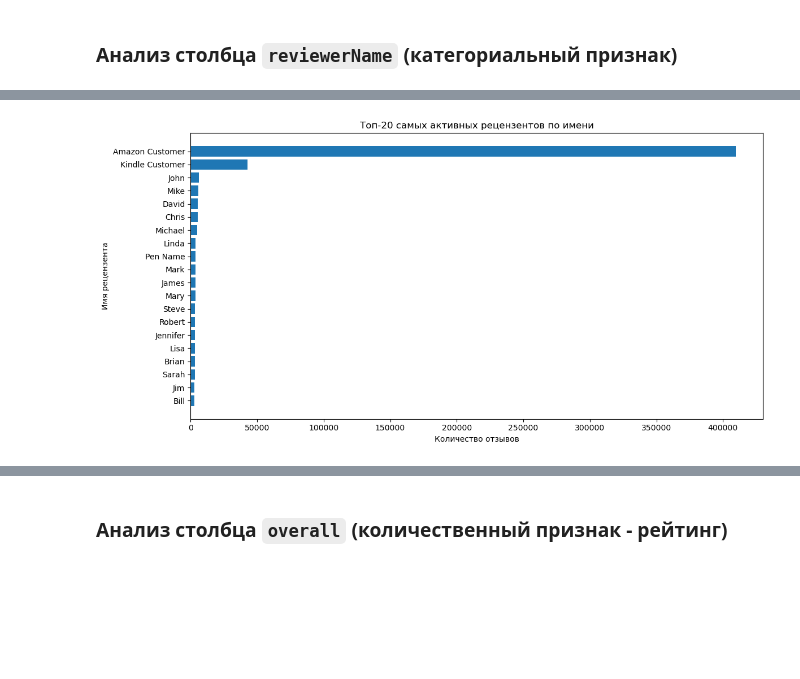
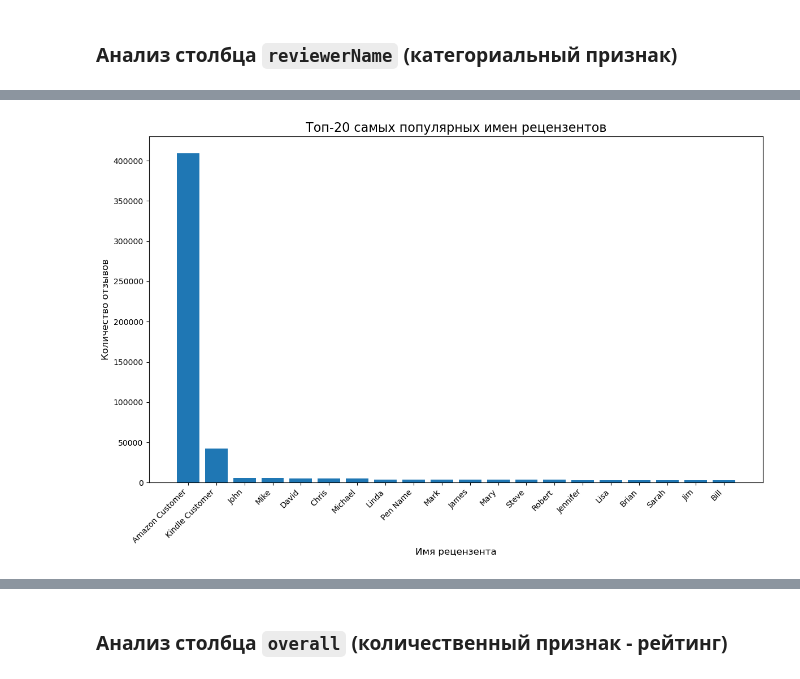
Before and after one commit to lizard222/SOBD_Lab1, a Jupyter notebook: Lab1.2.ipynb, the cells around one changed output, grey strips where cells are left out. Cells and saved outputs as stored; diff of their text form; code cells hidden in the pictures; blank space fills up the shorter version.

Commit message:
Исправил анализ

```diff
--- a/Lab1.2.ipynb
+++ b/Lab1.2.ipynb
@@ -37,7 +39,7 @@ def create_spark_configuration() -> SparkConf:
     conf.setMaster("local[*]")
     conf.set("spark.sql.adaptive.enabled", "true")
     conf.set("spark.executor.memory", "12g")
-    conf.set("spark.executor.cores", "8")
+    conf.set("spark.executor.cores", "6")
     conf.set("spark.executor.instances", "1")
     conf.set("spark.driver.memory", "7g")
     conf.set("spark.driver.cores", "1")
@@ -652,78 +560,64 @@ reviewerID - уникальный идентификатор рецензент
 # %% [markdown]
 ### Анализ столбца `reviewerName` (категориальный признак)
 # %%
-print("=== АНАЛИЗ СТОЛБЦА REVIEWERNAME ====")
-print("reviewerName - имя рецензента (категориальный признак)")
+### Анализ столбца `reviewerName` (категориальный признак)
 
-# 1. Проверка уникальности и распределения
-print("\n1. ПРОВЕРКА УНИКАЛЬНОСТИ:")
-reviewername_unique_count = df_final.select("reviewerName").distinct().count()
-print(f"Уникальных имен: {reviewername_unique_count}")
-print(f"Соотношение уникальных имен к общему количеству: {reviewername_unique_count/total_rows*100:.2f}%")
+print("=== АНАЛИЗ СТОЛБЦА REVIEWERNAME ===")
+print("reviewerName - имя рецензента (категориальный признак)\n")
 
-# 2. Проверка на NULL и "Unknown" значения
-print("\n2. ПРОВЕРКА NULL И 'UNKNOWN' ЗНАЧЕНИЙ:")
+# 1. Проверка уникальности
+print("1. ПРОВЕРКА УНИКАЛЬНОСТИ:")
+reviewer_name_unique_count = df_final.select("reviewerName").distinct().count()
+print(f"Уникальных имен: {reviewer_name_unique_count}")
+print(f"Соотношение уникальных имен к общему количеству: {reviewer_name_unique_count/total_rows*100:.2f}%\n")
+
+# 2. Проверка NULL и 'UNKNOWN' значений
+print("2. ПРОВЕРКА NULL И 'UNKNOWN' ЗНАЧЕНИЙ:")
 reviewername_null_count = df_final.filter(col("reviewerName").isNull()).count()
 reviewername_unknown_count = df_final.filter(col("reviewerName") == "Unknown").count()
 print(f"NULL значений: {reviewername_null_count}")
 print(f"Значений 'Unknown': {reviewername_unknown_count}")
-print(f"Процент 'Unknown': {reviewername_unknown_count/total_rows*100:.2f}%")
+print(f"Процент 'Unknown': {reviewername_unknown_count/total_rows*100:.2f}%\n")
 
-# 3. Топ самых популярных имен
-print("\n3. ТОП-20 САМЫХ ПОПУЛЯРНЫХ ИМЕН:")
-top_names = df_final.groupBy("reviewerName").count().orderBy(desc("count")).limit(20)
-top_names.show()
+# 3. Топ-20 самых популярных имен
+print("3. ТОП-20 САМЫХ ПОПУЛЯРНЫХ ИМЕН:")
+top_names_collected = df_final.groupBy("reviewerName").count().orderBy(desc("count")).collect()
+print("Имя | Количество")
+print("-" * 40)
+for row in top_names_collected[:20]:
+    print(f"{row['reviewerName']} | {row['count']}")
 
 # 4. Визуализация топ имен
 print("\n4. ВИЗУАЛИЗАЦИЯ ТОП ИМЕН:")
-top_names_pd = top_names.toPandas()
+top_names_for_plot = [(row['reviewerName'], row['count']) for row in top_names_collected[:20]]
+names, counts = zip(*top_names_for_plot)
 
-plt.figure(figsize=(12, 6))
-plt.barh(top_names_pd["reviewerName"], top_names_pd["count"])
-plt.xlabel("Количество отзывов")
-plt.ylabel("Имя рецензента")
-plt.title("Топ-20 самых активных рецензентов по имени")
-plt.gca().invert_yaxis()
+plt.figure(figsize=(12, 8))
+plt.bar(names, counts)
+plt.title('Топ-20 самых популярных имен рецензентов', fontsize=16)
+plt.xlabel('Имя рецензента', fontsize=12)
+plt.ylabel('Количество отзывов', fontsize=12)
+plt.xticks(rotation=45, ha='right')
 plt.tight_layout()
 plt.show()
 
 # 5. Анализ длины имен
 print("\n5. АНАЛИЗ ДЛИНЫ ИМЕН:")
-df_final.withColumn("name_length", length("reviewerName")) \
-       .select("name_length") \
-       .describe() \
-       .show()
+name_length_stats = df_final.select(length("reviewerName").alias("name_length")).describe().collect()
+for row in name_length_stats:
+    print(f"  {row['summary']}: {row['name_length']}")
 
 # 6. Распределение длины имен
 print("\n6. РАСПРЕДЕЛЕНИЕ ДЛИНЫ ИМЕН:")
-name_length_stats = df_final.withColumn("name_length", length("reviewerName")) \
-                           .select("name_length") \
-                           .limit(1000) \
-                           .toPandas()
+name_length_distribution = df_final.select(length("reviewerName").alias("name_length")).groupBy("name_length").count().orderBy("name_length").collect()
 
-plt.figure(figsize=(10, 6))
-plt.hist(name_length_stats["name_length"], bins=30, edgecolor='black', alpha=0.7)
-plt.title("Распределение длины имен рецензентов")
-plt.xlabel("Длина имени")
-plt.ylabel("Частота")
-plt.grid(True, alpha=0.3)
+plt.figure(figsize=(12, 6))
+lengths = [row['name_length'] for row in name_length_distribution]
+counts = [row['count'] for row in name_length_distribution]
+plt.bar(lengths, counts)
+plt.title('Распределение длины имен рецензентов', fontsize=16)
+plt.xlabel('Длина имени', fontsize=12)
+plt.ylabel('Количество', fontsize=12)
+plt.tight_layout()
 plt.show()
-
-# 7. Примеры имен разной длины
-print("\n7. ПРИМЕРЫ ИМЕН РАЗНОЙ ДЛИНЫ:")
-print("Короткие имена (1-3 символа):")
-df_final.filter(length("reviewerName") <= 3).select("reviewerName").distinct().limit(10).show()
-
-print("Длинные имена (более 30 символов):")
-df_final.filter(length("reviewerName") > 30).select("reviewerName").distinct().limit(10).show()
-
-# 8. Проверка специальных символов в именах
-print("\n8. ПРОВЕРКА СПЕЦИАЛЬНЫХ СИМВОЛОВ:")
-special_chars_count = df_final.filter(~col("reviewerName").rlike("^[a-zA-Z0-9\\s\\.\\-]+$")).count()
-print(f"Имен со специальными символами: {special_chars_count}")
-
-if special_chars_count > 0:
-    print("Примеры имен со специальными символами:")
-    df_final.filter(~col("reviewerName").rlike("^[a-zA-Z0-9\\s\\.\\-]+$")) \
-           .select("reviewerName").distinct().limit(10).show()
 # %% [output]
@@ -745,4 +639,4 @@ NULL значений: 0
 
 4. ВИЗУАЛИЗАЦИЯ ТОП ИМЕН:
-[figure, old version]
+[figure, new version]
 5. АНАЛИЗ ДЛИНЫ ИМЕН:
```
Also changed, not shown: parts of 72 cells of this notebook, 1 other file.
